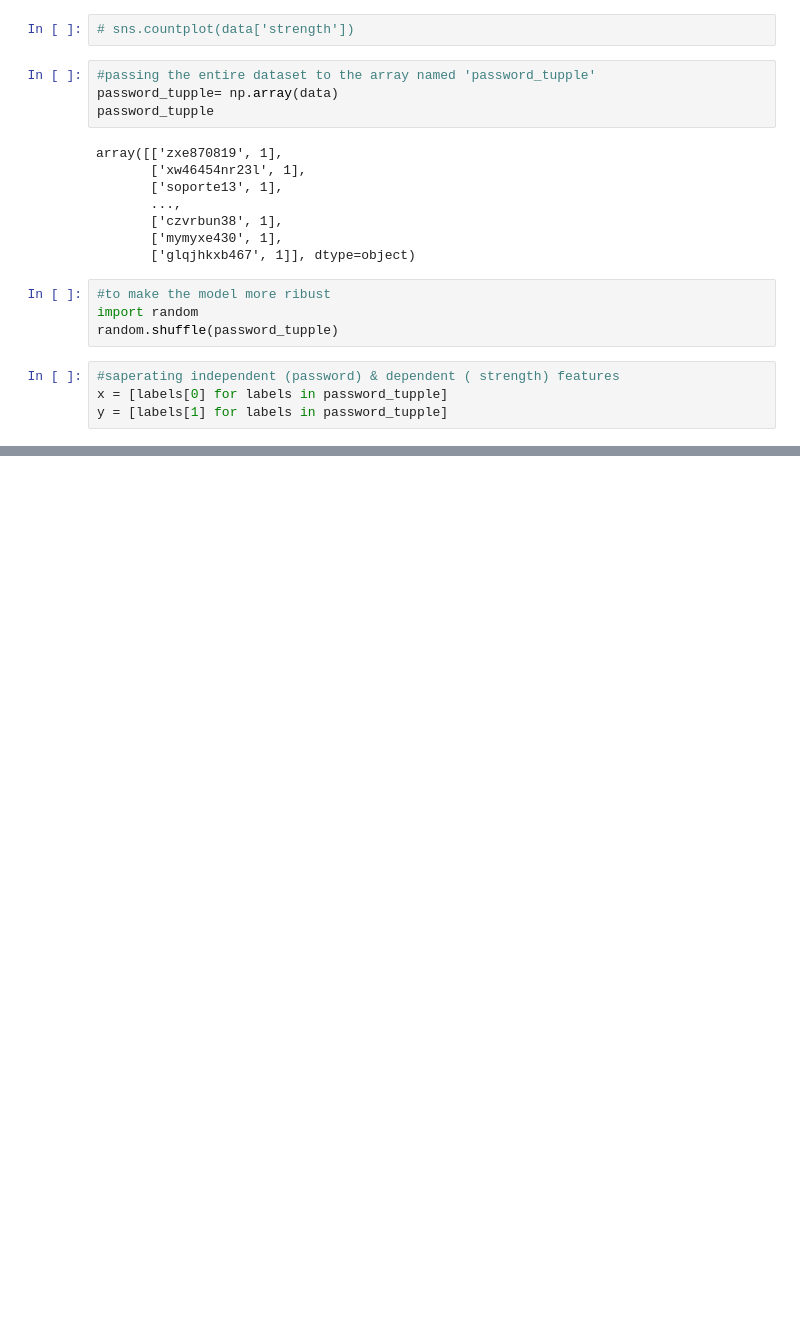
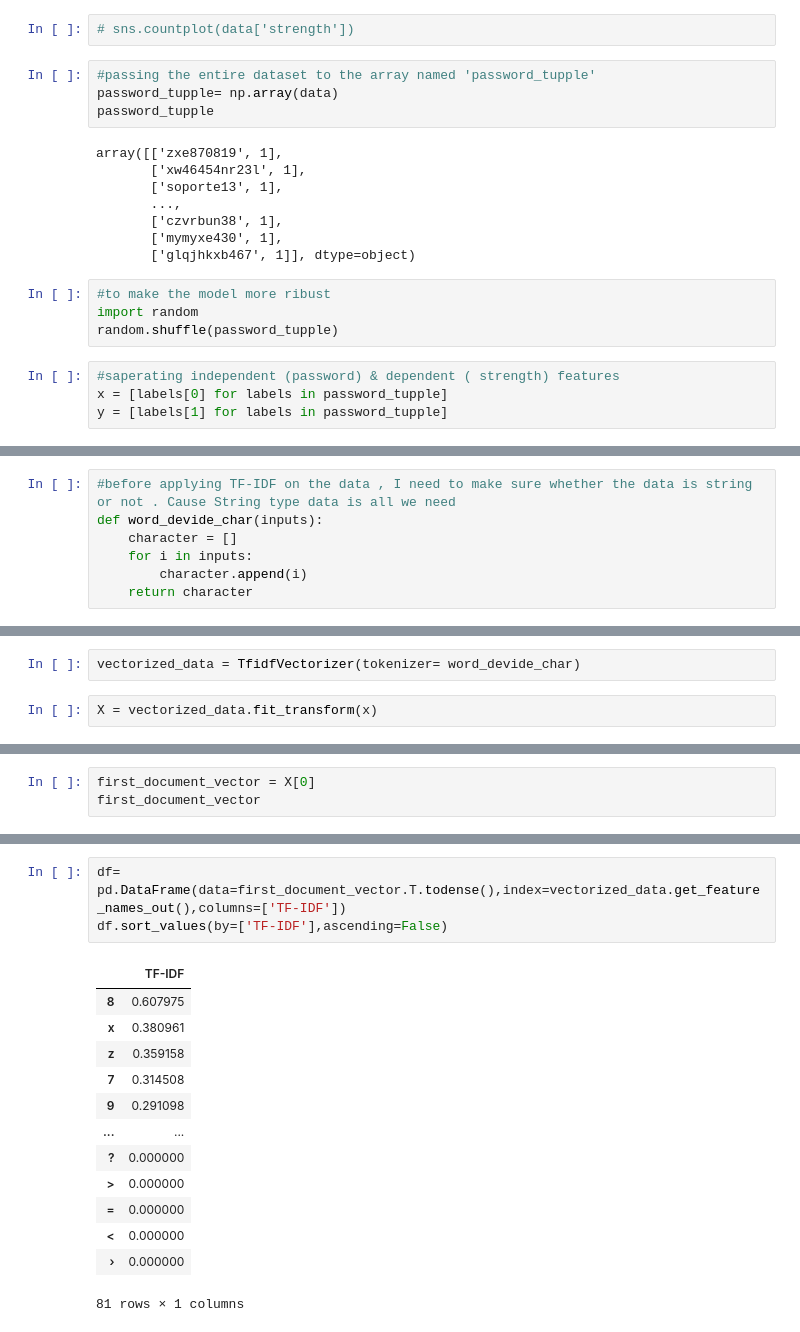
Before and after one commit to ADIBASHARIF23/Predict-Password-Strength, a Jupyter notebook: Code file.ipynb, the cells around one changed output, grey strips where cells are left out. Cells and saved outputs as stored; diff of their text form; blank space fills up the shorter version.

```diff
--- a/Code file.ipynb
+++ b/Code file.ipynb
@@ -91,0 +94,7 @@ y
+# %%
+#before applying TF-IDF on the data , I need to make sure whether the data is string or not . Cause String type data is all we need
+def word_devide_char(inputs):
+    character = []
+    for i in inputs:
+        character.append(i)
+    return character
@@ -91,0 +107,4 @@ y
+# %%
+vectorized_data = TfidfVectorizer(tokenizer= word_devide_char)
+# %%
+X = vectorized_data.fit_transform(x)
@@ -91,0 +125,3 @@ y
+# %%
+first_document_vector = X[0]
+first_document_vector
@@ -91,0 +152,17 @@ y
+# %%
+df= pd.DataFrame(data=first_document_vector.T.todense(),index=vectorized_data.get_feature_names_out(),columns=['TF-IDF'])
+df.sort_values(by=['TF-IDF'],ascending=False)
+# %% [output]
+|  | TF-IDF |
+| 8 | 0.607975 |
+| x | 0.380961 |
+| z | 0.359158 |
+| 7 | 0.314508 |
+| 9 | 0.291098 |
+| ... | ... |
+| ? | 0.000000 |
+| > | 0.000000 |
+| = | 0.000000 |
+| < | 0.000000 |
+| › | 0.000000 |
+81 rows × 1 columns
```
Also changed, not shown: parts of 9 cells of this notebook.
